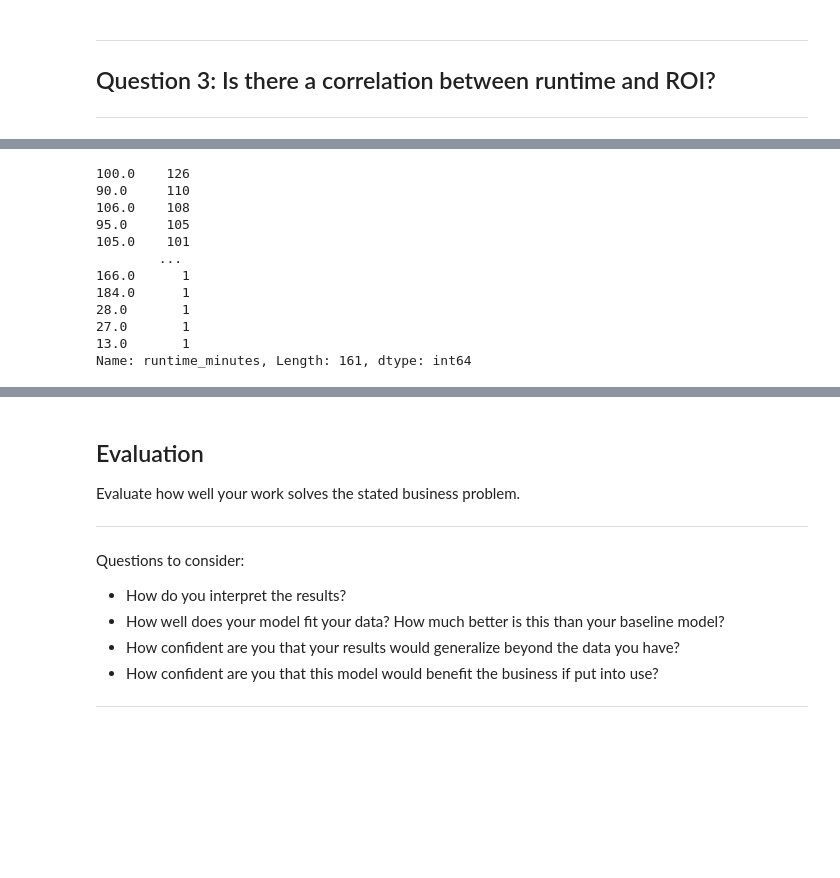
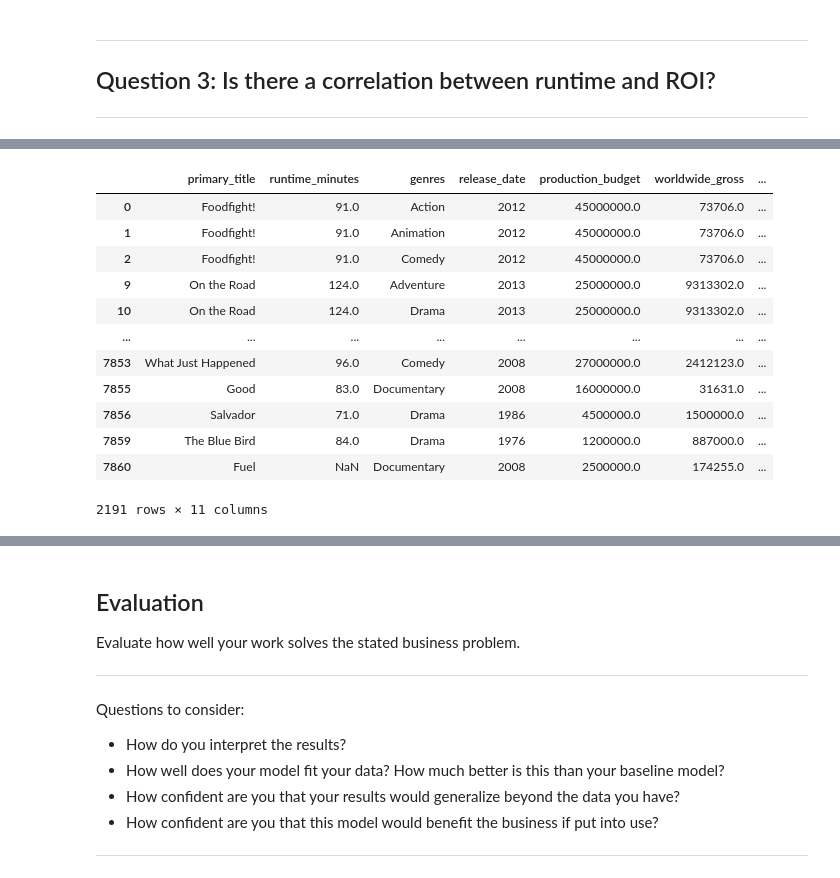
Before and after one commit to sierrajul/Microsoft-Movie-Analysis, a Jupyter notebook: dsc-phase1-project-template.ipynb, the cells around one changed output, grey strips where cells are left out. Saved outputs shown, nothing was run; the diff lists cells and outputs as text; code cells hidden in the pictures; blank space fills up the shorter version.

```diff
--- a/dsc-phase1-project-template.ipynb
+++ b/dsc-phase1-project-template.ipynb
@@ -582,2 +577,20 @@ df_runtime
+# %%
+# create dataframe of movies that didn't make a profit
+df_rt_noprof = df.loc[df['adjusted_profit'] <= 1]
+df_rt_noprof
+# %% [output]
+|  | primary_title | runtime_minutes | genres | release_date | production_budget | worldwide_gross | ... |
+| 0 | Foodfight! | 91.0 | Action | 2012 | 45000000.0 | 73706.0 | ... |
+| 1 | Foodfight! | 91.0 | Animation | 2012 | 45000000.0 | 73706.0 | ... |
+| 2 | Foodfight! | 91.0 | Comedy | 2012 | 45000000.0 | 73706.0 | ... |
+| 9 | On the Road | 124.0 | Adventure | 2013 | 25000000.0 | 9313302.0 | ... |
+| 10 | On the Road | 124.0 | Drama | 2013 | 25000000.0 | 9313302.0 | ... |
+| ... | ... | ... | ... | ... | ... | ... | ... |
+| 7853 | What Just Happened | 96.0 | Comedy | 2008 | 27000000.0 | 2412123.0 | ... |
+| 7855 | Good | 83.0 | Documentary | 2008 | 16000000.0 | 31631.0 | ... |
+| 7856 | Salvador | 71.0 | Drama | 1986 | 4500000.0 | 1500000.0 | ... |
+| 7859 | The Blue Bird | 84.0 | Drama | 1976 | 1200000.0 | 887000.0 | ... |
+| 7860 | Fuel | NaN | Documentary | 2008 | 2500000.0 | 174255.0 | ... |
+2191 rows × 11 columns
 # %%
 # remove missing runtime entires
@@ -597,20 +610,5 @@ df_runtime
 | 7865 | Traitor | 110.0 | Romance | 2008 | 22000000.0 | 27882226.0 | ... |
 | 7866 | Ray | 111.0 | Crime | 2004 | 40000000.0 | 124823094.0 | ... |
 4261 rows × 11 columns
-# %%
-df_runtime['runtime_minutes'].value_counts()
-# %% [output]
-100.0    126
-90.0     110
-106.0    108
-95.0     105
-105.0    101
-        ...
-166.0      1
-184.0      1
-28.0       1
-27.0       1
-13.0       1
-Name: runtime_minutes, Length: 161, dtype: int64
 # %%
 # remove entries of movies with runtime less than 60 minutes
```
Also changed, not shown: parts of 13 cells of this notebook.
